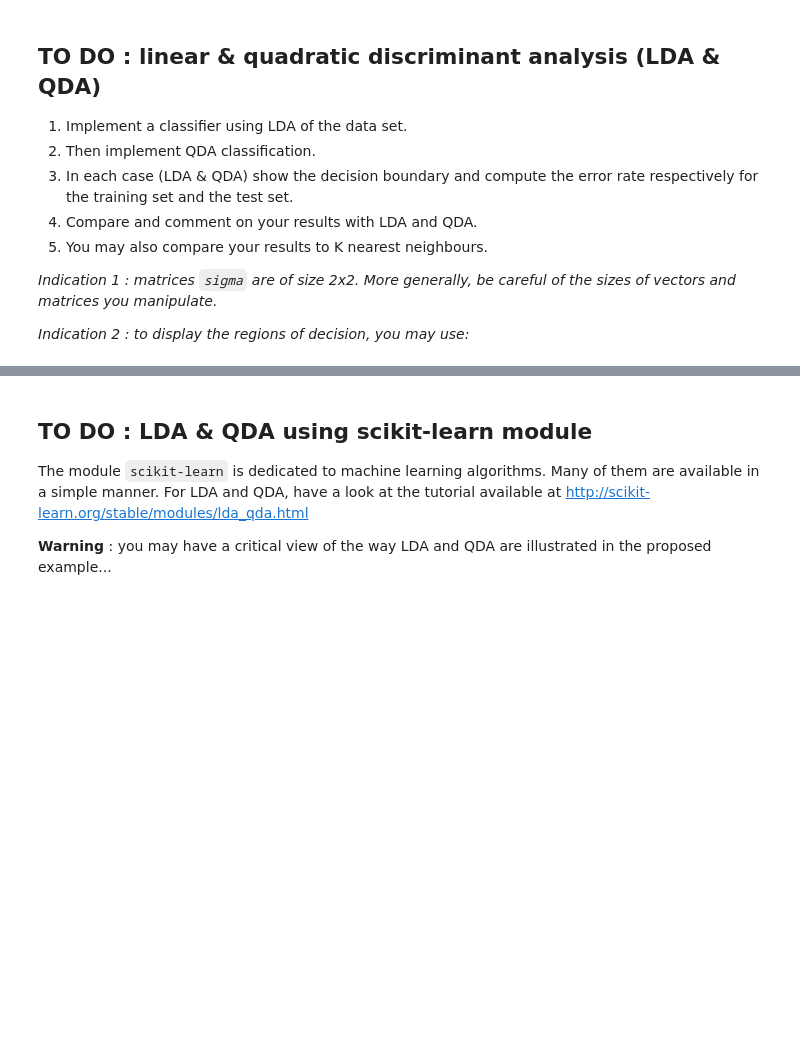
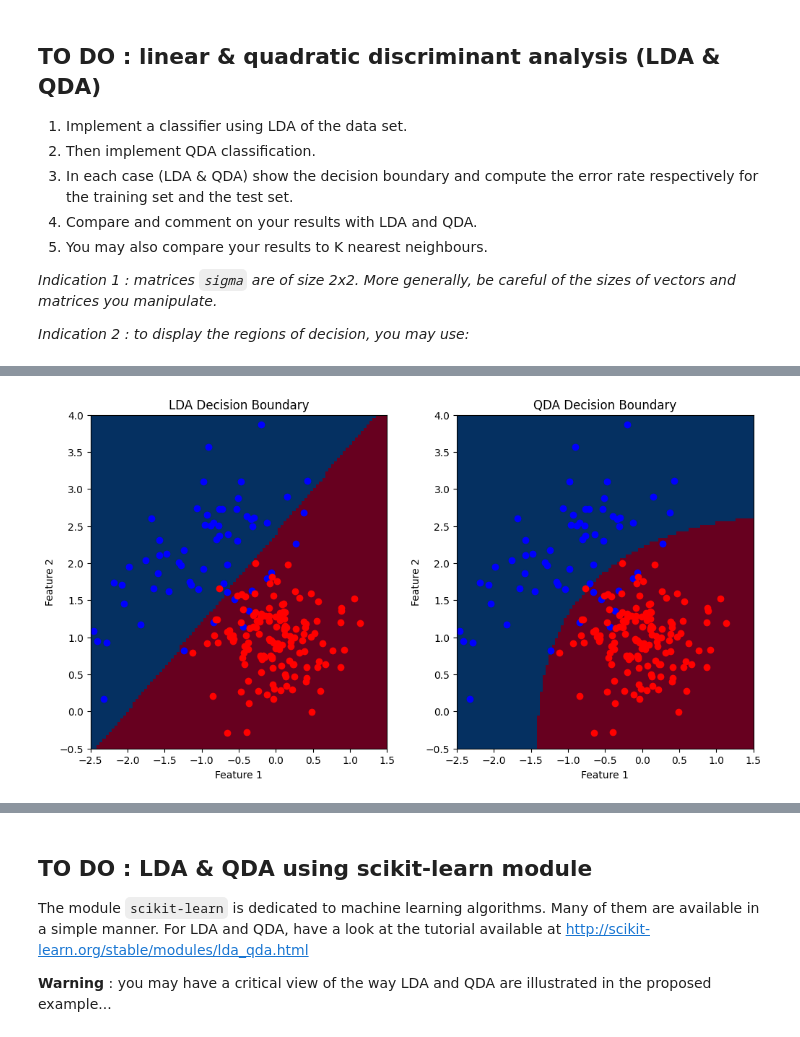
Before and after one commit to mcaron01/decsion-et-apprentissage-sdi, a Jupyter notebook: TP2/TP2_archive/TP2_LDA_QDA.ipynb, the cells around one changed output, grey strips where cells are left out. Saved outputs shown, nothing was run; the diff lists cells and outputs as text; code cells hidden in the pictures; blank space fills up the shorter version.

```diff
--- a/TP2/TP2_archive/TP2_LDA_QDA.ipynb
+++ b/TP2/TP2_archive/TP2_LDA_QDA.ipynb
@@ -130,10 +130,7 @@ sigma_2 = np.cov(train[train[:, 0] == 2][:, 1:], rowvar=False)
 
 sigma = 1/N *(N1 * sigma_1 + N2 * sigma_2)
 
-print("sigma1",sigma_1, "sigma2",sigma_2,"sigma", sigma)
-print("mu1", mu_1)
-
 def lda_classifier(x):
-    d1 = np.dot(np.dot(x - mu_1, np.linalg.inv(sigma)), (x - mu_1)) + 2 * np.log(pi_1)
-    d2 = np.dot(np.dot(x - mu_2, np.linalg.inv(sigma)), (x - mu_2)) + 2 * np.log(pi_2)
-    return 1 if d1 < d2 else 2
+    d1 = np.dot(np.dot(x.T, np.linalg.inv(sigma)), mu_1) + np.log(pi_1) - 0.5 * np.dot(np.dot(mu_1.T, np.linalg.inv(sigma)), mu_1)
+    d2 = np.dot(np.dot(x.T, np.linalg.inv(sigma)), mu_2) + np.log(pi_2) - 0.5 * np.dot(np.dot(mu_2.T, np.linalg.inv(sigma)), mu_2)
+    return 1 if d1 > d2 else 2
@@ -147,4 +138,4 @@ mu1 [-1.18350693  1.78655437]
 def qda_classifier(x):
     d1 = -0.5 * np.log(np.linalg.det(sigma_1)) - 0.5 * np.dot(np.dot((x - mu_1).T, np.linalg.inv(sigma_1)), (x - mu_1)) + np.log(pi_1)
     d2 = -0.5 * np.log(np.linalg.det(sigma_2)) - 0.5 * np.dot(np.dot((x - mu_2).T, np.linalg.inv(sigma_2)), (x - mu_2)) + np.log(pi_2)
-    return 1 if d1 < d2 else 2
+    return 1 if d1 > d2 else 2
@@ -211,9 +143,9 @@ QDA Test Error Rate: 0.050000000000000044
 Nx1=100 # number of samples for display
 Nx2=100
 x1=np.linspace(-2.5,1.5,Nx1)  # sampling of the x1 axis
-x2=np.linspace(-0.5,3.5,Nx2)  # sampling of the x2 axis
+x2=np.linspace(-0.5,4,Nx2)  # sampling of the x2 axis
 [X1,X2]=np.meshgrid(x1,x2)
 x=np.hstack((X1.flatten('F'),X2.flatten('F'))) # list of the coordinates of points on the grid
-#N = size(x,axis=0)
+N = size(x,axis=0)
 
 # Then compute the sampled prediction class_L for each couple (X1,X2)
@@ -227,0 +152,63 @@ TypeError: Image data of dtype object cannot be converted to float
+# %%
+# For graphical representation  use code below for instance :
+# Initialize arrays for class predictions
+class_L_lda = np.zeros((Nx2, Nx1))
+class_L_qda = np.zeros((Nx2, Nx1))
+
+# Fill in class predictions for LDA
+for i in range(Nx2):
+    for j in range(Nx1):
+        class_L_lda[i, j] = lda_classifier(np.array([x1[j], x2[i]]))
+
+# Fill in class predictions for QDA
+for i in range(Nx2):
+    for j in range(Nx1):
+        class_L_qda[i, j] = qda_classifier(np.array([x1[j], x2[i]]))
+
+plt.figure(figsize=(12, 6))
+
+plt.subplot(1, 2, 1)
+plt.imshow(class_L_lda, extent=(np.min(x1), np.max(x1), np.min(x2), np.max(x2)), origin='lower', cmap=plt.cm.RdBu_r)
+plt.scatter(class_test_1[:,1], class_test_1[:,2], c='blue', label='Classe 1')
+plt.scatter(class_test_2[:,1], class_test_2[:,2], c='red', label='Classe 2')
+plt.title("LDA Decision Boundary")
+plt.xlabel("Feature 1")
+plt.ylabel("Feature 2")
+
+plt.subplot(1, 2, 2)
+plt.imshow(class_L_qda, extent=(np.min(x1), np.max(x1), np.min(x2), np.max(x2)), origin='lower', cmap=plt.cm.RdBu_r)
+plt.scatter(class_test_1[:,1], class_test_1[:,2], c='blue', label='Classe 1')
+plt.scatter(class_test_2[:,1], class_test_2[:,2], c='red', label='Classe 2')
+plt.title("QDA Decision Boundary")
+plt.xlabel("Feature 1")
+plt.ylabel("Feature 2")
+
+plt.show()
+
+# Calcul du taux d'erreur d'entraînement pour LDA
+lda_training_errors = np.sum(train_labels != class_L_lda)
+lda_training_error_rate = lda_training_errors / N
+
+# Calcul du taux d'erreur d'entraînement pour QDA
+qda_training_errors = np.sum(train_labels != class_L_qda)
+qda_training_error_rate = qda_training_errors / N
+
+print("Taux d'erreur d'entraînement (LDA) :", lda_training_error_rate, "%")
+print("Taux d'erreur d'entraînement (QDA) :", qda_training_error_rate, "%")
+
+# Créer un tableau de prédictions de classe pour LDA et QDA
+class_L_lda_flat = class_L_lda.flatten()
+class_L_qda_flat = class_L_qda.flatten()
+
+# Calculer le taux d'erreur de test pour LDA
+lda_test_errors = np.sum(test_labels != class_L_lda_flat[:len(test_labels)])
+lda_test_error_rate = lda_test_errors / len(test_labels)
+
+# Calculer le taux d'erreur de test pour QDA
+qda_test_errors = np.sum(test_labels != class_L_qda_flat[:len(test_labels)])
+qda_test_error_rate = qda_test_errors / len(test_labels)
+
+print("Taux d'erreur de test (LDA) :", lda_test_error_rate, "%")
+print("Taux d'erreur de test (QDA) :", qda_test_error_rate, "%")
+# %% [output]
+[figure, added]
```
Also changed, not shown: parts of 5 cells of this notebook, 2 other files.
